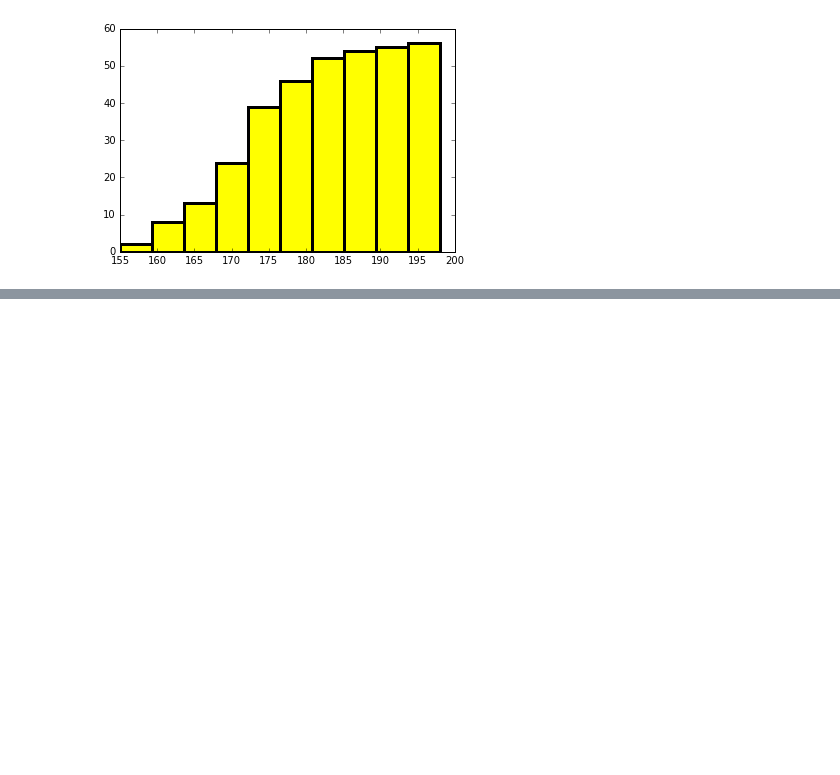
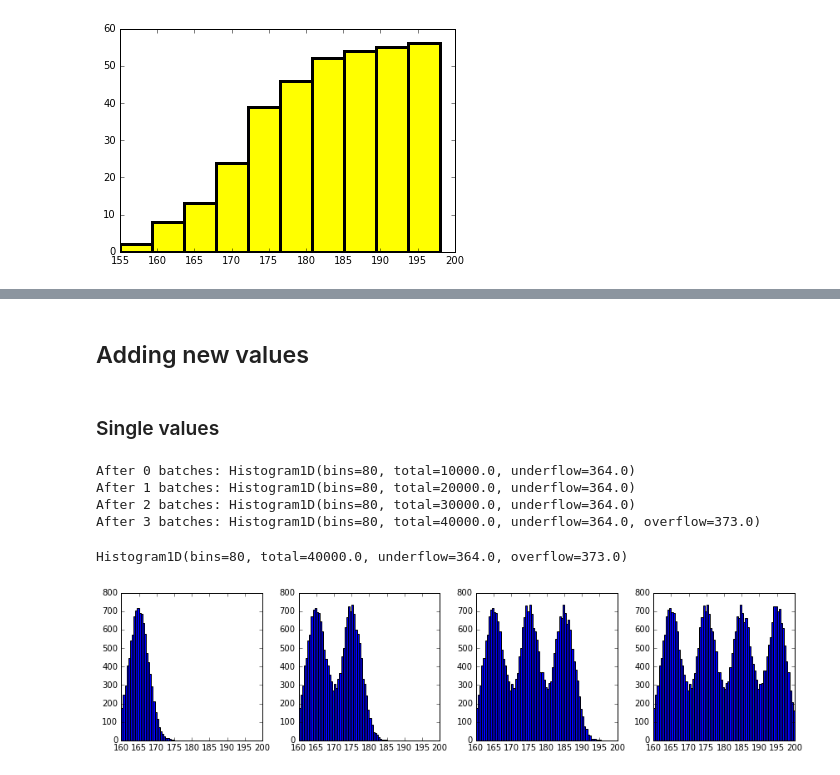
Before and after one commit to janpipek/physt, a Jupyter notebook: doc/Tutorial.ipynb, the cells around one changed output, grey strips where cells are left out. Saved outputs shown, nothing was run; the diff lists cells and outputs as text; code cells hidden in the pictures; blank space fills up the shorter version.

```diff
--- a/doc/Tutorial.ipynb
+++ b/doc/Tutorial.ipynb
@@ -35,0 +97,23 @@ hist.plot(histtype="scatter", cumulative=True, density=True);
+# %% [markdown]
+## Adding new values
+# %% [markdown]
+### Single values
+# %%
+figure, axes = plt.subplots(1, 4, figsize=(12, 3))
+
+hist3 = histogram([], bins=80, range=(160, 200))
+
+for i, ax in enumerate(axes):
+    for height in np.random.normal(165 + 10 * i, 2.8, 10000):
+        hist3.fill(height)
+    hist3.plot(axis=ax);
+    print("After {0} batches: {1}".format(i, hist3))
+figure.tight_layout()
+hist3
+# %% [output]
+After 0 batches: Histogram1D(bins=80, total=10000.0, underflow=364.0)
+After 1 batches: Histogram1D(bins=80, total=20000.0, underflow=364.0)
+After 2 batches: Histogram1D(bins=80, total=30000.0, underflow=364.0)
+After 3 batches: Histogram1D(bins=80, total=40000.0, underflow=364.0, overflow=373.0)
+Histogram1D(bins=80, total=40000.0, underflow=364.0, overflow=373.0)
+[figure, added]
```
Also changed, not shown: parts of 23 cells of this notebook.
